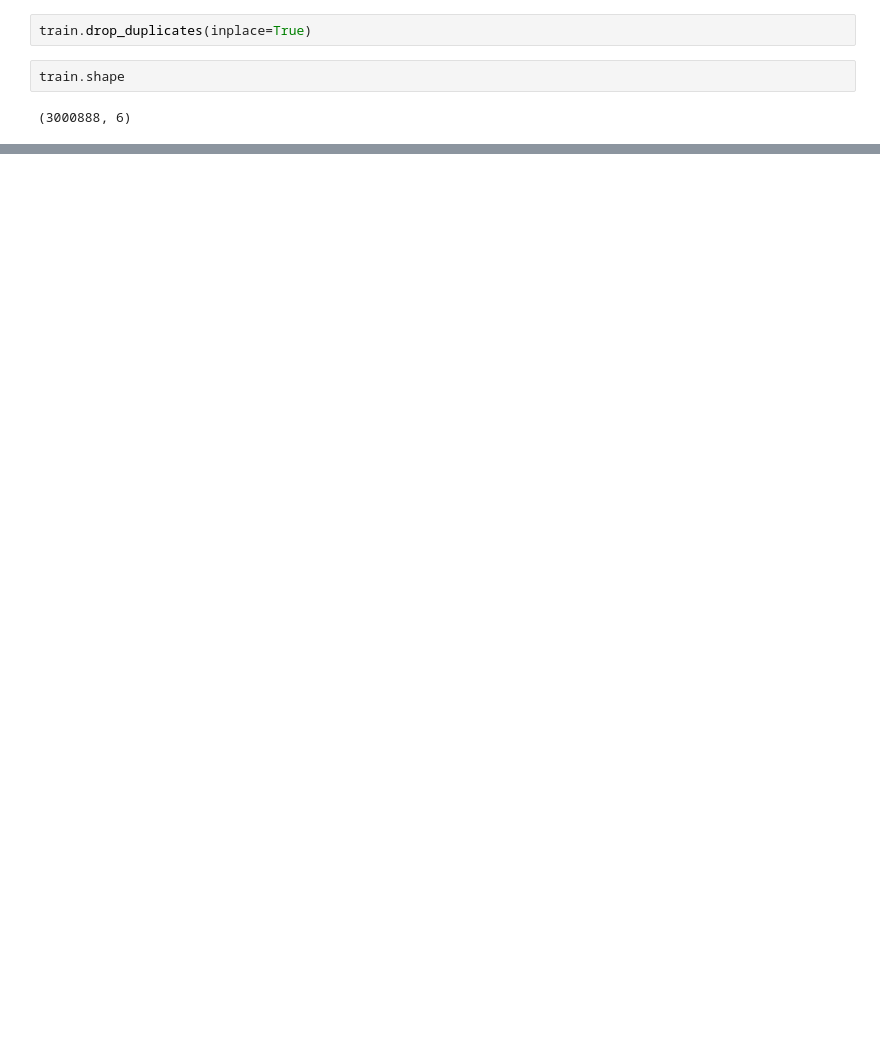
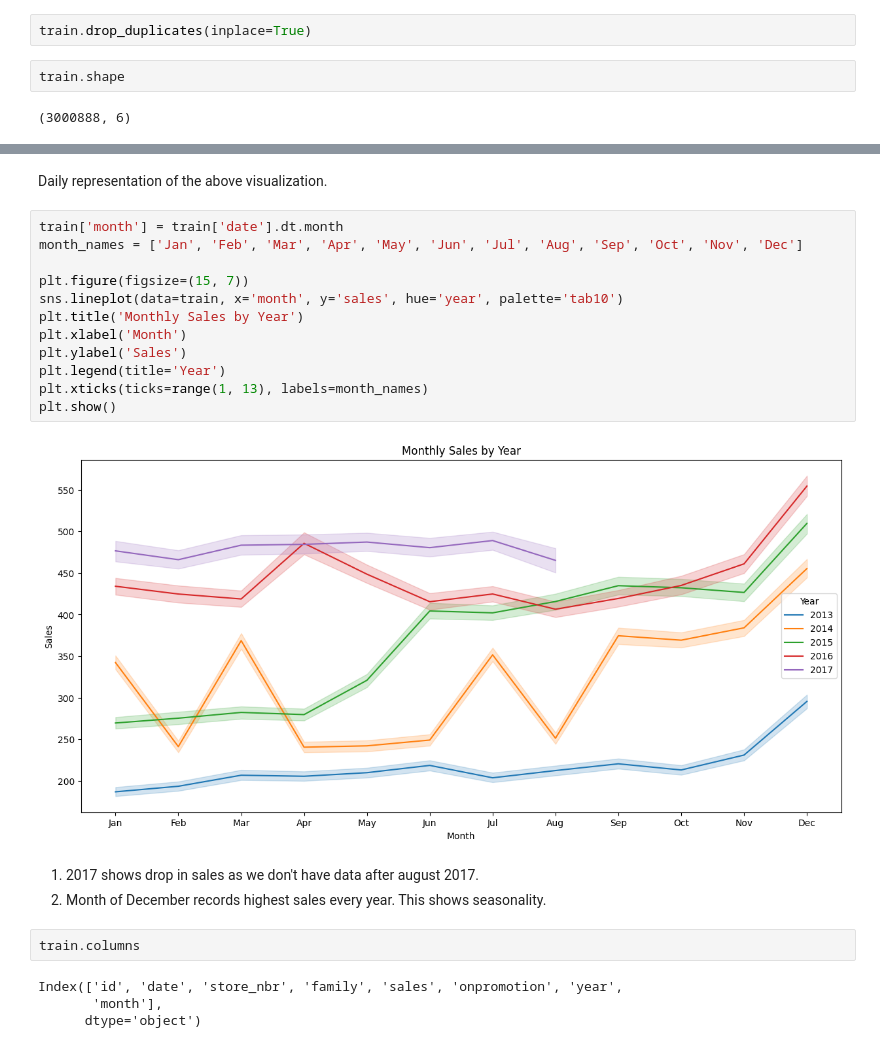
Before and after one commit to acies-udaykiran-rachamsetty/Capstone-Project, a Jupyter notebook: Notebooks/train.ipynb, the cells around one changed output, grey strips where cells are left out. Cells and saved outputs as stored; diff of their text form; blank space fills up the shorter version.

```diff
--- a/Notebooks/train.ipynb
+++ b/Notebooks/train.ipynb
@@ -84,0 +85,25 @@ plt.xticks(range(2013, 2018))
+# %% [markdown]
+Daily representation of the above visualization.
+# %%
+train['month'] = train['date'].dt.month
+month_names = ['Jan', 'Feb', 'Mar', 'Apr', 'May', 'Jun', 'Jul', 'Aug', 'Sep', 'Oct', 'Nov', 'Dec']
+
+plt.figure(figsize=(15, 7))
+sns.lineplot(data=train, x='month', y='sales', hue='year', palette='tab10')
+plt.title('Monthly Sales by Year')
+plt.xlabel('Month')
+plt.ylabel('Sales')
+plt.legend(title='Year')
+plt.xticks(ticks=range(1, 13), labels=month_names)
+plt.show()
+# %% [output]
+[figure, added]
+# %% [markdown]
+1. 2017 shows drop in sales as we don't have data after august 2017.
+2. Month of December records highest sales every year. This shows seasonality.
+# %%
+train.columns
+# %% [output]
+Index(['id', 'date', 'store_nbr', 'family', 'sales', 'onpromotion', 'year',
+       'month'],
+      dtype='object')
```
Also changed, not shown: parts of 25 cells of this notebook, 9 other files.
